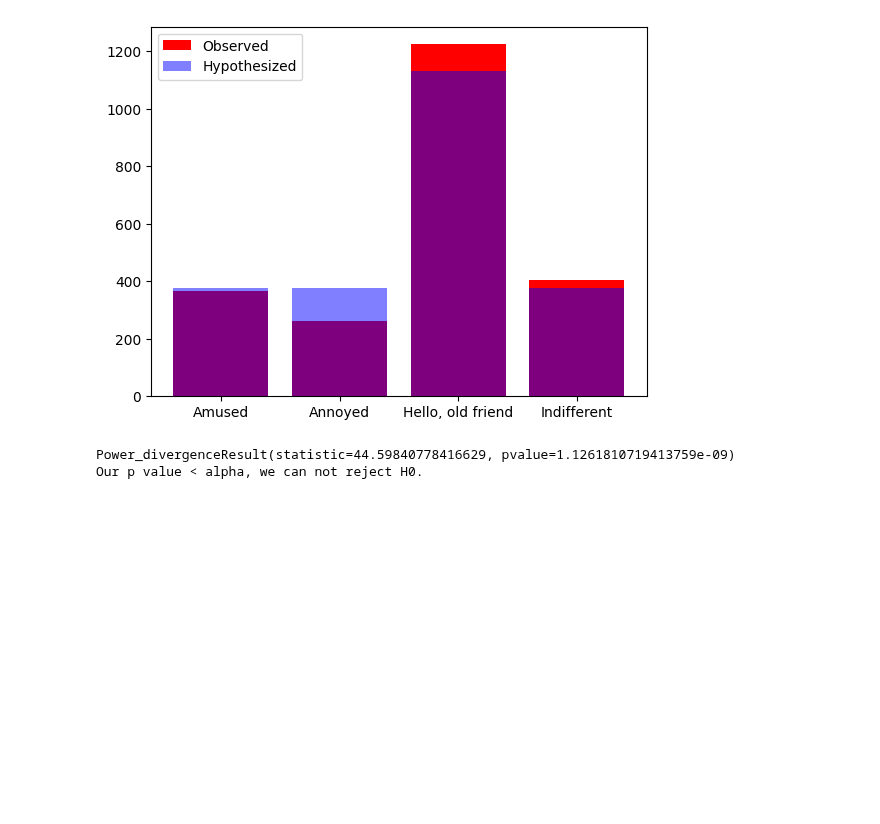
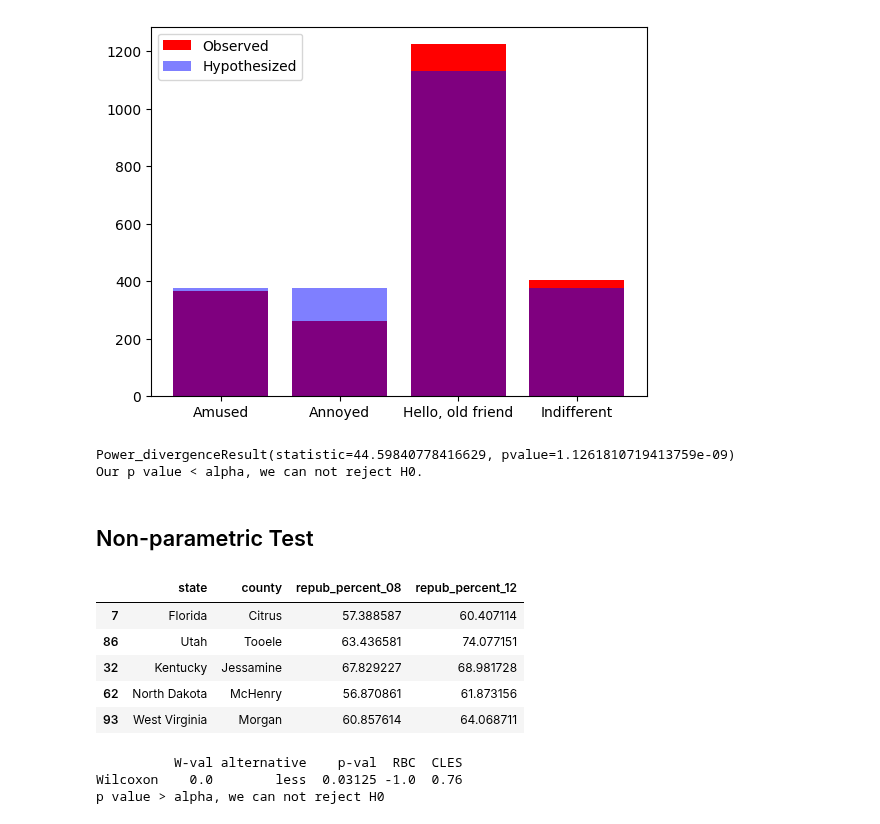
Before and after one commit to umutky/datascience_repo, a Jupyter notebook: hypothesis_tests.ipynb, the cells around one changed output. Drawn from its saved outputs; the diff is of its cells as text; code cells hidden in the pictures; blank space fills up the shorter version.

Commit message:
hypothesis test finished

```diff
--- a/hypothesis_tests.ipynb
+++ b/hypothesis_tests.ipynb
@@ -339,3 +344,28 @@ print('Our p value < alpha, we can not reject H0.')
 # %% [output]
 Power_divergenceResult(statistic=44.59840778416629, pvalue=1.1261810719413759e-09)
 Our p value < alpha, we can not reject H0.
+# %% [markdown]
+## Non-parametric Test
+# %%
+repub_votes_small = repub_votes.sample(5)
+repub_votes_small
+# %% [output]
+|  | state | county | repub_percent_08 | repub_percent_12 |
+| 7 | Florida | Citrus | 57.388587 | 60.407114 |
+| 86 | Utah | Tooele | 63.436581 | 74.077151 |
+| 32 | Kentucky | Jessamine | 67.829227 | 68.981728 |
+| 62 | North Dakota | McHenry | 56.870861 | 61.873156 |
+| 93 | West Virginia | Morgan | 60.857614 | 64.068711 |
+# %%
+#Wilcoxon Test
+alpha = 0.01
+
+wilcoxon_test_result = pingouin.wilcoxon(x=repub_votes_small['repub_percent_08'],
+                                         y=repub_votes_small['repub_percent_12'],
+                                         alternative='less')
+print(wilcoxon_test_result)
+print('p value > alpha, we can not reject H0')
+# %% [output]
+          W-val alternative    p-val  RBC  CLES
+Wilcoxon    0.0        less  0.03125 -1.0  0.76
+p value > alpha, we can not reject H0
```
Also changed, not shown: parts of 6 cells of this notebook.
